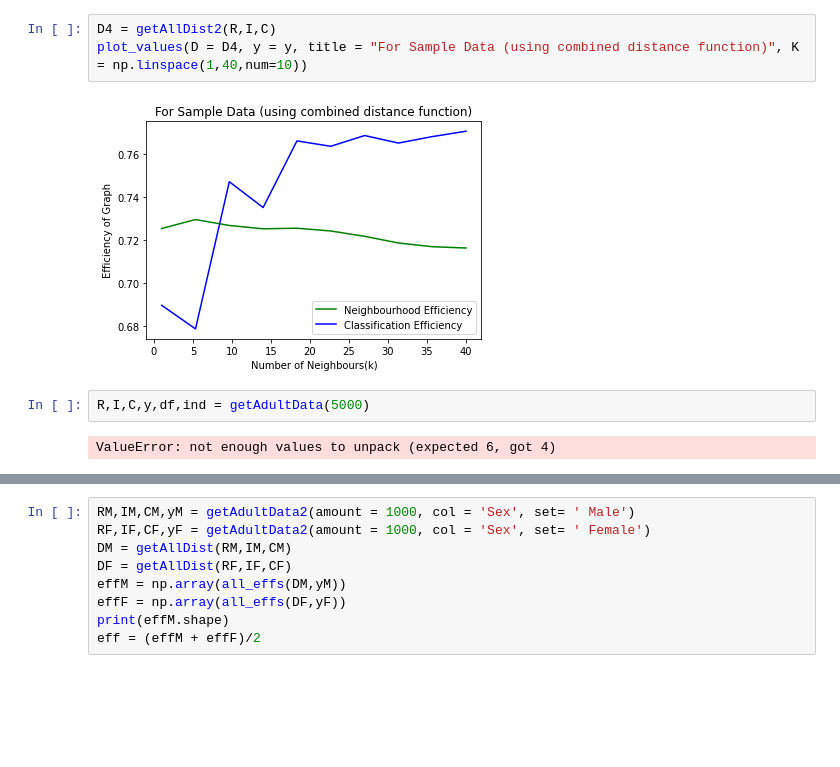
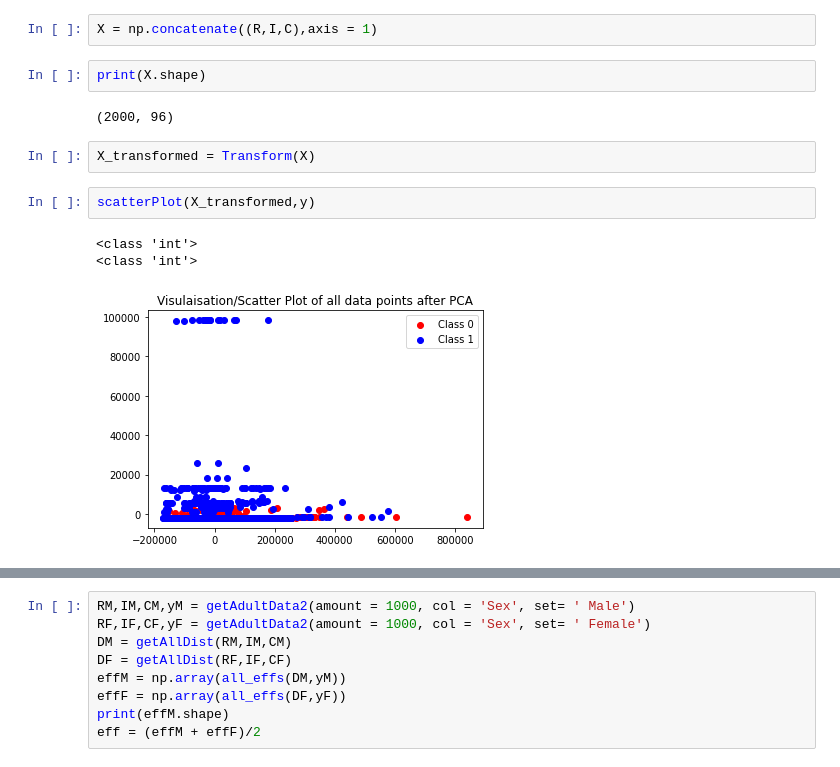
Before and after one commit to webster-781/Minor_ELL888, a Jupyter notebook: Q4.ipynb, the cells around one changed output, grey strips where cells are left out. Cells and saved outputs as stored; diff of their text form; blank space fills up the shorter version.

```diff
--- a/Q4.ipynb
+++ b/Q4.ipynb
@@ -33,9 +31,14 @@ plot_values(D = D3, y = y, title = "For Sample Data (using only categorical attr
-# %%
-D4 = getAllDist2(R,I,C)
-plot_values(D = D4, y = y, title = "For Sample Data (using combined distance function)", K = np.linspace(1,40,num=10))
-# %% [output]
-[figure, removed]
-# %%
-R,I,C,y,df,ind = getAdultData(5000)
-# %% [output]
-ValueError: not enough values to unpack (expected 6, got 4)
+# %%
+X = np.concatenate((R,I,C),axis = 1)
+# %%
+print(X.shape)
+# %% [output]
+(2000, 96)
+# %%
+X_transformed = Transform(X)
+# %%
+scatterPlot(X_transformed,y)
+# %% [output]
+<class 'int'>
+<class 'int'>
+[figure, added]
```
Also changed, not shown: parts of 9 cells of this notebook, 20 other files.
